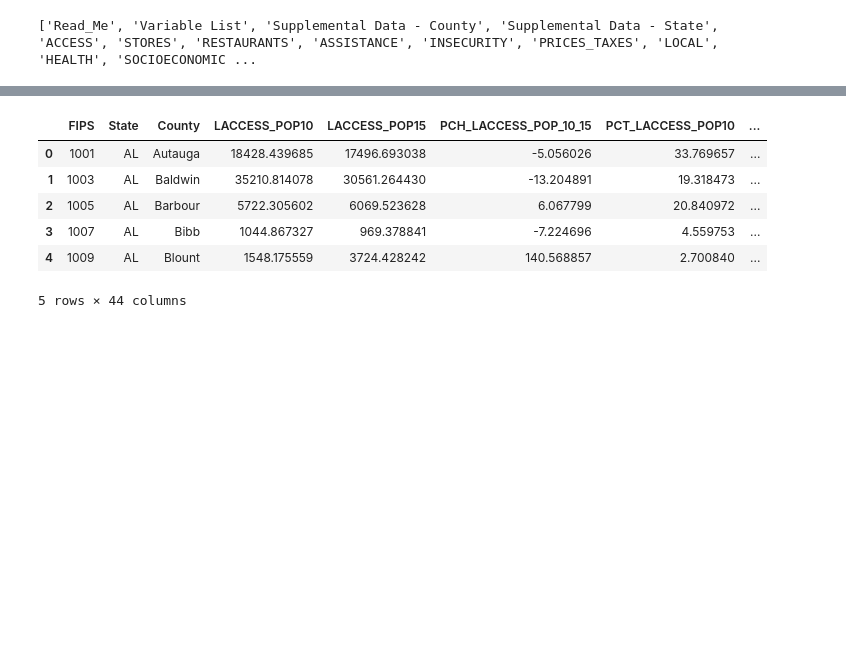
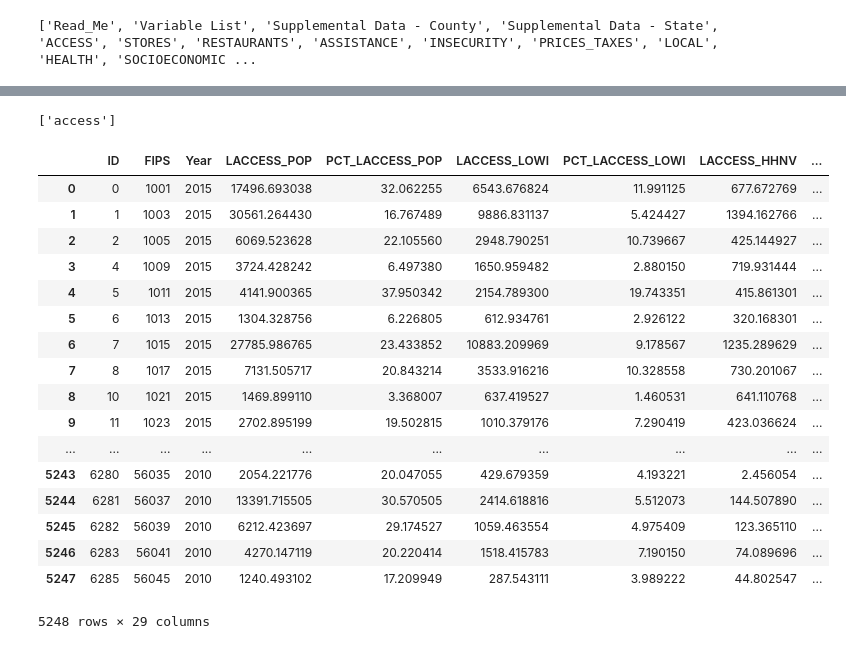
Before and after one commit to cinhui/ETL_county, a Jupyter notebook: ETL_food_environment_property.ipynb, the cells around one changed output, grey strips where cells are left out. Drawn from its saved outputs; the diff is of its cells as text; code cells hidden in the pictures; blank space fills up the shorter version.

Commit message:
connect to mySQL and populate

```diff
--- a/ETL_food_environment_property.ipynb
+++ b/ETL_food_environment_property.ipynb
@@ -37,0 +131,12 @@ variables
+# %%
+password = 'laptop'
+connection_string = f'mysql://root:{password}@localhost:3306/etl_county_db'
+engine = create_engine(connection_string)
+
+# Connect to local database
+# database_path = "etl_county_db"
+# engine = create_engine(f"sqlite:///{database_path}")
+# %%
+engine.table_names()
+# %% [output]
+['access']
@@ -37,0 +146,22 @@ variables
+# %%
+# Check that data was written to database
+pd.read_sql_query('select * from access WHERE LACCESS_POP > 1000', con=engine)
+# %% [output]
+|  | ID | FIPS | Year | LACCESS_POP | PCT_LACCESS_POP | LACCESS_LOWI | PCT_LACCESS_LOWI | LACCESS_HHNV | ... |
+| 0 | 0 | 1001 | 2015 | 17496.693038 | 32.062255 | 6543.676824 | 11.991125 | 677.672769 | ... |
+| 1 | 1 | 1003 | 2015 | 30561.264430 | 16.767489 | 9886.831137 | 5.424427 | 1394.162766 | ... |
+| 2 | 2 | 1005 | 2015 | 6069.523628 | 22.105560 | 2948.790251 | 10.739667 | 425.144927 | ... |
+| 3 | 4 | 1009 | 2015 | 3724.428242 | 6.497380 | 1650.959482 | 2.880150 | 719.931444 | ... |
+| 4 | 5 | 1011 | 2015 | 4141.900365 | 37.950342 | 2154.789300 | 19.743351 | 415.861301 | ... |
+| 5 | 6 | 1013 | 2015 | 1304.328756 | 6.226805 | 612.934761 | 2.926122 | 320.168301 | ... |
+| 6 | 7 | 1015 | 2015 | 27785.986765 | 23.433852 | 10883.209969 | 9.178567 | 1235.289629 | ... |
+| 7 | 8 | 1017 | 2015 | 7131.505717 | 20.843214 | 3533.916216 | 10.328558 | 730.201067 | ... |
+| 8 | 10 | 1021 | 2015 | 1469.899110 | 3.368007 | 637.419527 | 1.460531 | 641.110768 | ... |
+| 9 | 11 | 1023 | 2015 | 2702.895199 | 19.502815 | 1010.379176 | 7.290419 | 423.036624 | ... |
+| ... | ... | ... | ... | ... | ... | ... | ... | ... | ... |
+| 5243 | 6280 | 56035 | 2010 | 2054.221776 | 20.047055 | 429.679359 | 4.193221 | 2.456054 | ... |
+| 5244 | 6281 | 56037 | 2010 | 13391.715505 | 30.570505 | 2414.618816 | 5.512073 | 144.507890 | ... |
+| 5245 | 6282 | 56039 | 2010 | 6212.423697 | 29.174527 | 1059.463554 | 4.975409 | 123.365110 | ... |
+| 5246 | 6283 | 56041 | 2010 | 4270.147119 | 20.220414 | 1518.415783 | 7.190150 | 74.089696 | ... |
+| 5247 | 6285 | 56045 | 2010 | 1240.493102 | 17.209949 | 287.543111 | 3.989222 | 44.802547 | ... |
+5248 rows × 29 columns
@@ -38,11 +196,4 @@ variables
 # %%
-access = xls.parse(sheet_name='ACCESS')
-access.head()
+# poverty_rate 2015
+socioeconomic = xls.parse(sheet_name='SOCIOECONOMIC')
+socioeconomic.head()
-# %% [output]
-|  | FIPS | State | County | LACCESS_POP10 | LACCESS_POP15 | PCH_LACCESS_POP_10_15 | PCT_LACCESS_POP10 | ... |
-| 0 | 1001 | AL | Autauga | 18428.439685 | 17496.693038 | -5.056026 | 33.769657 | ... |
-| 1 | 1003 | AL | Baldwin | 35210.814078 | 30561.264430 | -13.204891 | 19.318473 | ... |
-| 2 | 1005 | AL | Barbour | 5722.305602 | 6069.523628 | 6.067799 | 20.840972 | ... |
-| 3 | 1007 | AL | Bibb | 1044.867327 | 969.378841 | -7.224696 | 4.559753 | ... |
-| 4 | 1009 | AL | Blount | 1548.175559 | 3724.428242 | 140.568857 | 2.700840 | ... |
-5 rows × 44 columns
```
Also changed, not shown: parts of 20 cells of this notebook.
